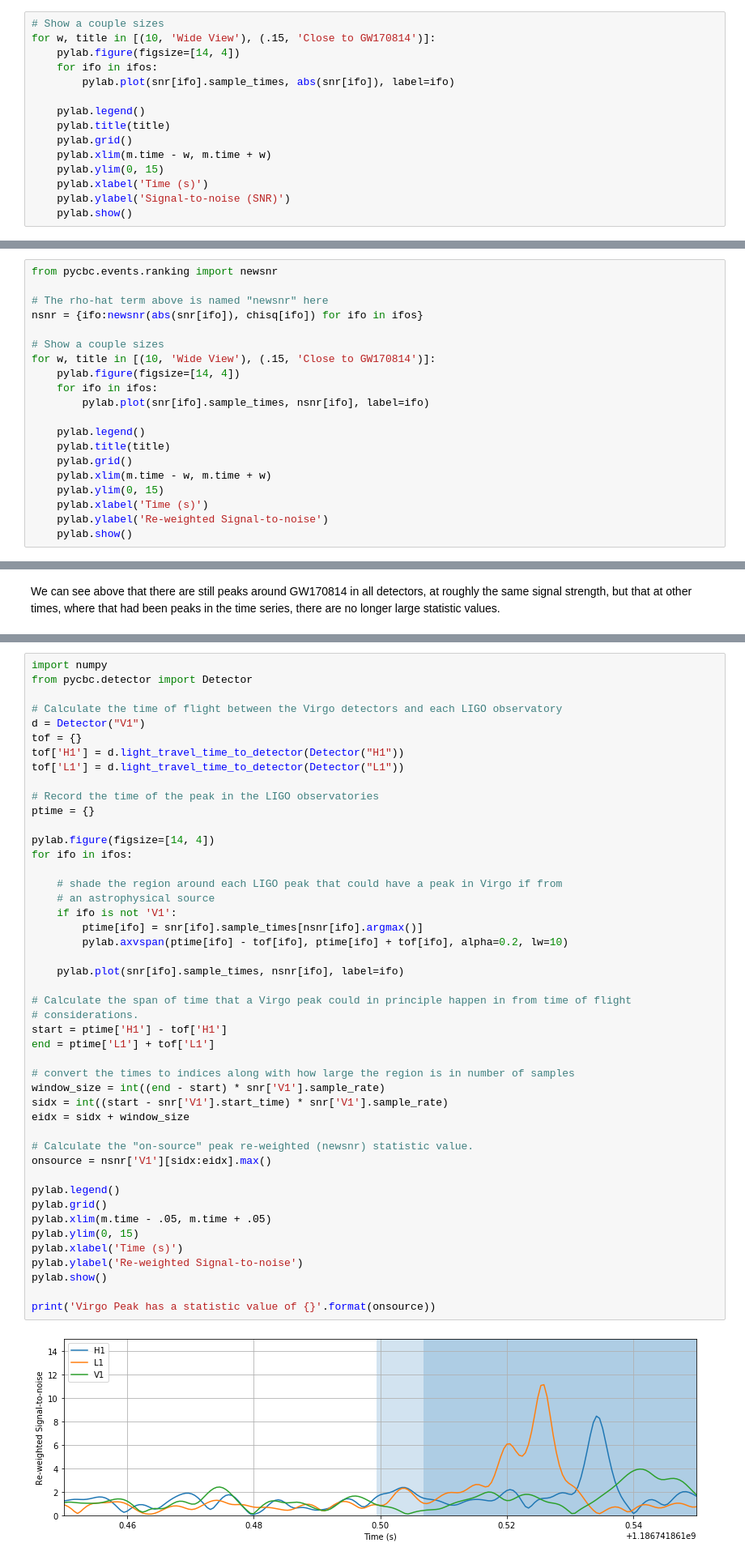
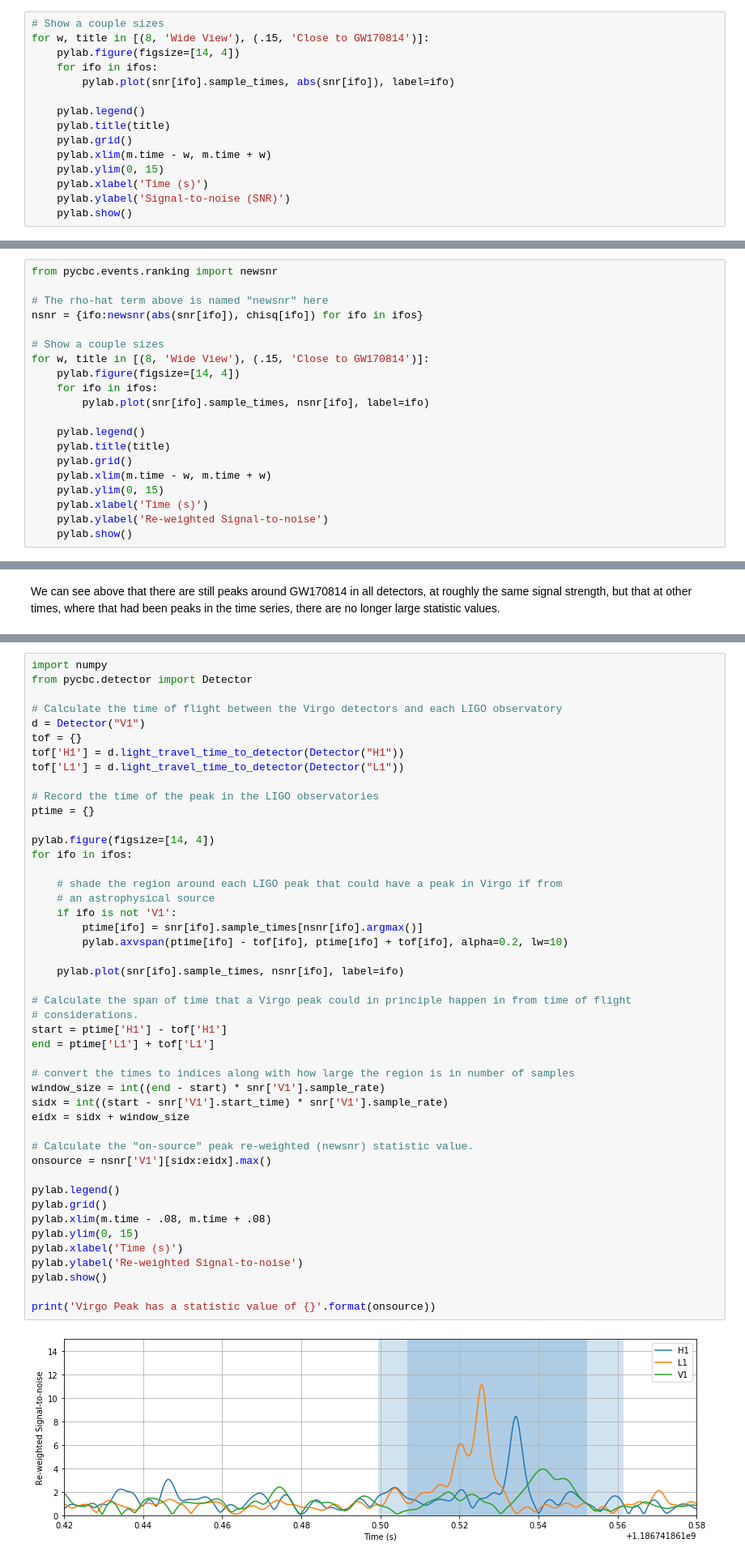
Before and after one commit to gw-odw/odw-2018, a Jupyter notebook: pycbc/4_ChisqSignificance.ipynb, the cells around one changed output, grey strips where cells are left out. Shown at 81% size. Drawn from its saved outputs; the diff is of its cells as text.

```diff
--- a/pycbc/4_ChisqSignificance.ipynb
+++ b/pycbc/4_ChisqSignificance.ipynb
@@ -117,7 +117,7 @@ for ifo in ifos:
     snr[ifo] = snr[ifo].crop(5, 4)
 # %%
 # Show a couple sizes
-for w, title in [(10, 'Wide View'), (.15, 'Close to GW170814')]:
+for w, title in [(8, 'Wide View'), (.15, 'Close to GW170814')]:
     pylab.figure(figsize=[14, 4])
     for ifo in ifos:
         pylab.plot(snr[ifo].sample_times, abs(snr[ifo]), label=ifo)
@@ -190,7 +190,7 @@ from pycbc.events.ranking import newsnr
 nsnr = {ifo:newsnr(abs(snr[ifo]), chisq[ifo]) for ifo in ifos}
 
 # Show a couple sizes
-for w, title in [(10, 'Wide View'), (.15, 'Close to GW170814')]:
+for w, title in [(8, 'Wide View'), (.15, 'Close to GW170814')]:
     pylab.figure(figsize=[14, 4])
     for ifo in ifos:
         pylab.plot(snr[ifo].sample_times, nsnr[ifo], label=ifo)
@@ -237,32 +237,32 @@ for ifo in ifos:
     # shade the region around each LIGO peak that could have a peak in Virgo if from
     # an astrophysical source
     if ifo is not 'V1':
         ptime[ifo] = snr[ifo].sample_times[nsnr[ifo].argmax()]
         pylab.axvspan(ptime[ifo] - tof[ifo], ptime[ifo] + tof[ifo], alpha=0.2, lw=10)
 
     pylab.plot(snr[ifo].sample_times, nsnr[ifo], label=ifo)
 
 # Calculate the span of time that a Virgo peak could in principle happen in from time of flight
 # considerations.
 start = ptime['H1'] - tof['H1']
 end = ptime['L1'] + tof['L1']
 
 # convert the times to indices along with how large the region is in number of samples
 window_size = int((end - start) * snr['V1'].sample_rate)
 sidx = int((start - snr['V1'].start_time) * snr['V1'].sample_rate)
 eidx = sidx + window_size
 
 # Calculate the "on-source" peak re-weighted (newsnr) statistic value.
 onsource = nsnr['V1'][sidx:eidx].max()
 
 pylab.legend()
 pylab.grid()
-pylab.xlim(m.time - .05, m.time + .05)
+pylab.xlim(m.time - .08, m.time + .08)
 pylab.ylim(0, 15)
 pylab.xlabel('Time (s)')
 pylab.ylabel('Re-weighted Signal-to-noise')
 pylab.show()
 
 print('Virgo Peak has a statistic value of {}'.format(onsource))
 # %% [output]
-[figure, old version]
+[figure, new version]
```
Also changed, not shown: parts of 4 cells of this notebook.
